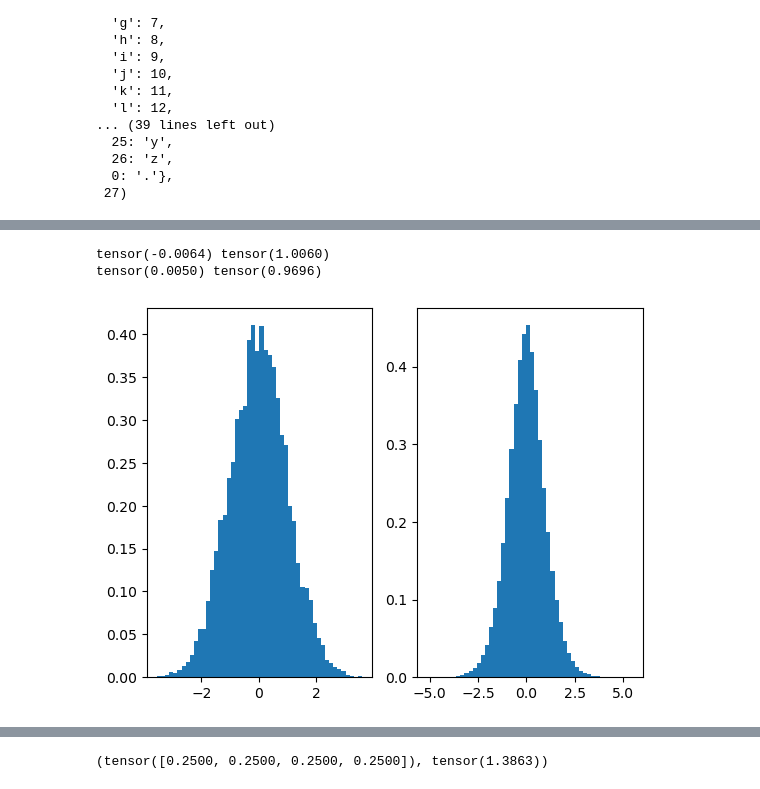
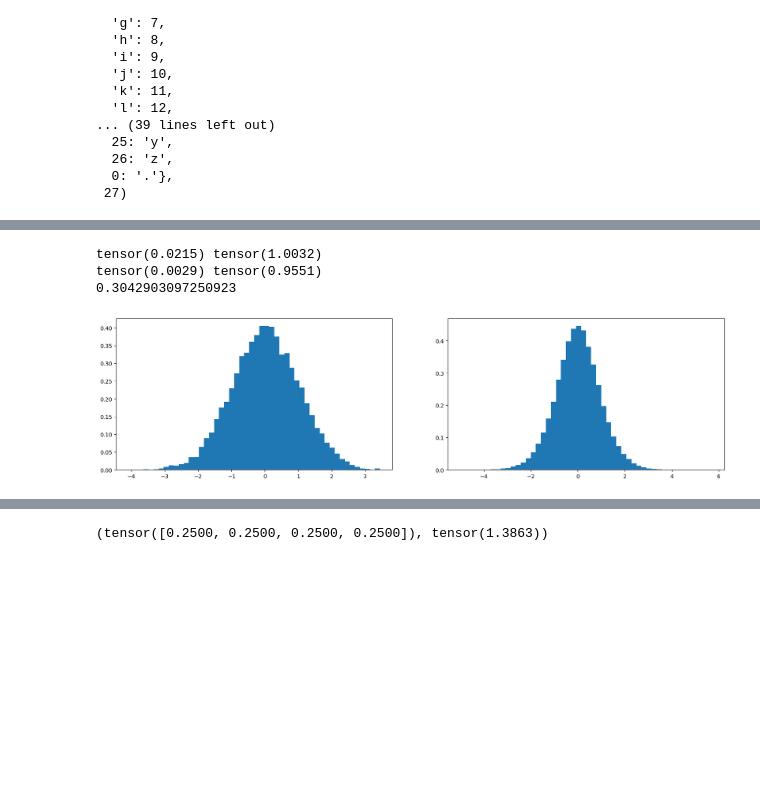
Before and after one commit to nickovchinnikov/makemore_notes, a Jupyter notebook: part3.ipynb, the cells around one changed output, grey strips where cells are left out. Saved outputs shown, nothing was run; the diff lists cells and outputs as text; code cells hidden in the pictures; blank space fills up the shorter version.

```diff
--- a/part3.ipynb
+++ b/part3.ipynb
@@ -129,24 +167,30 @@ print(sum(p.numel() for p in parameters))
 # %%
 x = torch.randn(1000, 10)
-# w = torch.randn(10, 200)
+
 # To prevent the expansion of the distribution divide by sqrt(number of dimension) or sqrt(fan_in)
 w = torch.randn(10, 200) * (5/3) / (weights_dim**0.5)
+# w = torch.randn(10, 200)
 
 # When we use a dot product the standart deviation is growning
 y = x @ w
 
 print(x.mean(), x.std())
 print(y.mean(), y.std())
-(5/3) * (weights_dim**0.5)
+
+# The value of the kaiming initialization for tanh is 5/3
+print((5/3) / (weights_dim**0.5))
+
+plt.figure(figsize=(20, 5))
 plt.subplot(121)
 plt.hist(x.view(-1).tolist(), 50, density=True);
 
 plt.subplot(122)
 plt.hist(y.view(-1).tolist(), 50, density=True);
 # %% [output]
-tensor(-0.0064) tensor(1.0060)
-tensor(0.0050) tensor(0.9696)
+tensor(0.0215) tensor(1.0032)
+tensor(0.0029) tensor(0.9551)
+0.3042903097250923
-[figure, old version]
+[figure, new version]
 # %%
 max_steps, batch_size, lossi = 200000, 32, []
 
```
Also changed, not shown: parts of 16 cells of this notebook.
